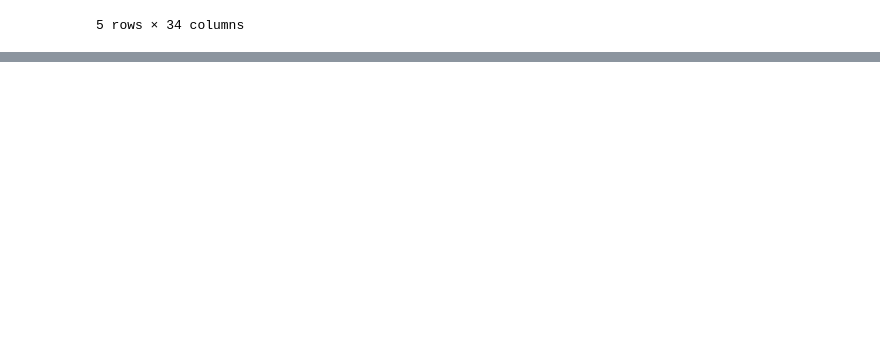
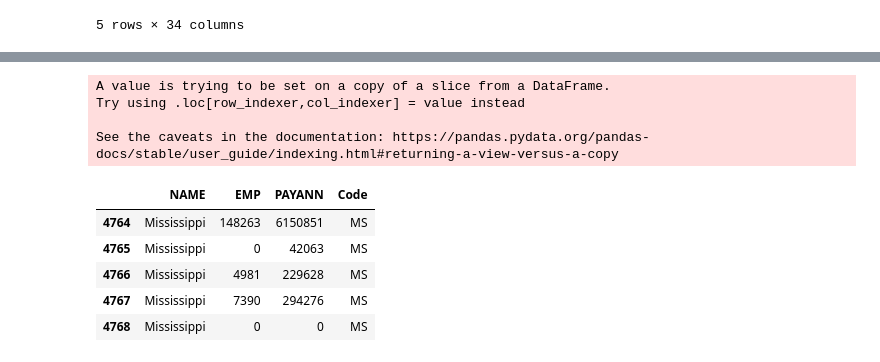
Before and after one commit to linseystokes17/healthcareCapstone, a Jupyter notebook: Notebooks/census_healthcare.ipynb, the cells around one changed output, grey strips where cells are left out. Drawn from its saved outputs; the diff is of its cells as text; code cells hidden in the pictures; blank space fills up the shorter version.

```diff
--- a/census_healthcare.ipynb
+++ b/Notebooks/census_healthcare.ipynb
@@ -100,0 +56,66 @@ fig.show()
+# %%
+comp_summary_health_df = comp_summary_df[['NAME','EMP','PAYANN']]
+code = {'Alabama': 'AL',
+        'Alaska': 'AK',
+        'Arizona': 'AZ',
+        'Arkansas': 'AR',
+        'California': 'CA',
+        'Colorado': 'CO',
+        'Connecticut': 'CT',
+        'Delaware': 'DE',
+        'District of Columbia': 'DC',
+        'Florida': 'FL',
+        'Georgia': 'GA',
+        'Hawaii': 'HI',
+        'Idaho': 'ID',
+        'Illinois': 'IL',
+        'Indiana': 'IN',
+        'Iowa': 'IA',
+        'Kansas': 'KS',
+        'Kentucky': 'KY',
+        'Louisiana': 'LA',
+        'Maine': 'ME',
+        'Maryland': 'MD',
+        'Massachusetts': 'MA',
+        'Michigan': 'MI',
+        'Minnesota': 'MN',
+        'Mississippi': 'MS',
+        'Missouri': 'MO',
+        'Montana': 'MT',
+        'Nebraska': 'NE',
+        'Nevada': 'NV',
+        'New Hampshire': 'NH',
+        'New Jersey': 'NJ',
+        'New Mexico': 'NM',
+        'New York': 'NY',
+        'North Carolina': 'NC',
+        'North Dakota': 'ND',
+        'Ohio': 'OH',
+        'Oklahoma': 'OK',
+        'Oregon': 'OR',
+        'Pennsylvania': 'PA',
+        'Rhode Island': 'RI',
+        'South Carolina': 'SC',
+        'South Dakota': 'SD',
+        'Tennessee': 'TN',
+        'Texas': 'TX',
+        'Utah': 'UT',
+        'Vermont': 'VT',
+        'Virginia': 'VA',
+        'Washington': 'WA',
+        'West Virginia': 'WV',
+        'Wisconsin': 'WI',
+        'Wyoming': 'WY'}
+comp_summary_health_df['Code'] = comp_summary_health_df['NAME'].map(code)
+comp_summary_health_df.head()
+# %% [output]
+A value is trying to be set on a copy of a slice from a DataFrame.
+Try using .loc[row_indexer,col_indexer] = value instead
+
+See the caveats in the documentation: https://pandas.pydata.org/pandas-docs/stable/user_guide/indexing.html#returning-a-view-versus-a-copy
+|  | NAME | EMP | PAYANN | Code |
+| 4764 | Mississippi | 148263 | 6150851 | MS |
+| 4765 | Mississippi | 0 | 42063 | MS |
+| 4766 | Mississippi | 4981 | 229628 | MS |
+| 4767 | Mississippi | 7390 | 294276 | MS |
+| 4768 | Mississippi | 0 | 0 | MS |
```
Also changed, not shown: parts of 7 cells of this notebook, 1 other file.
